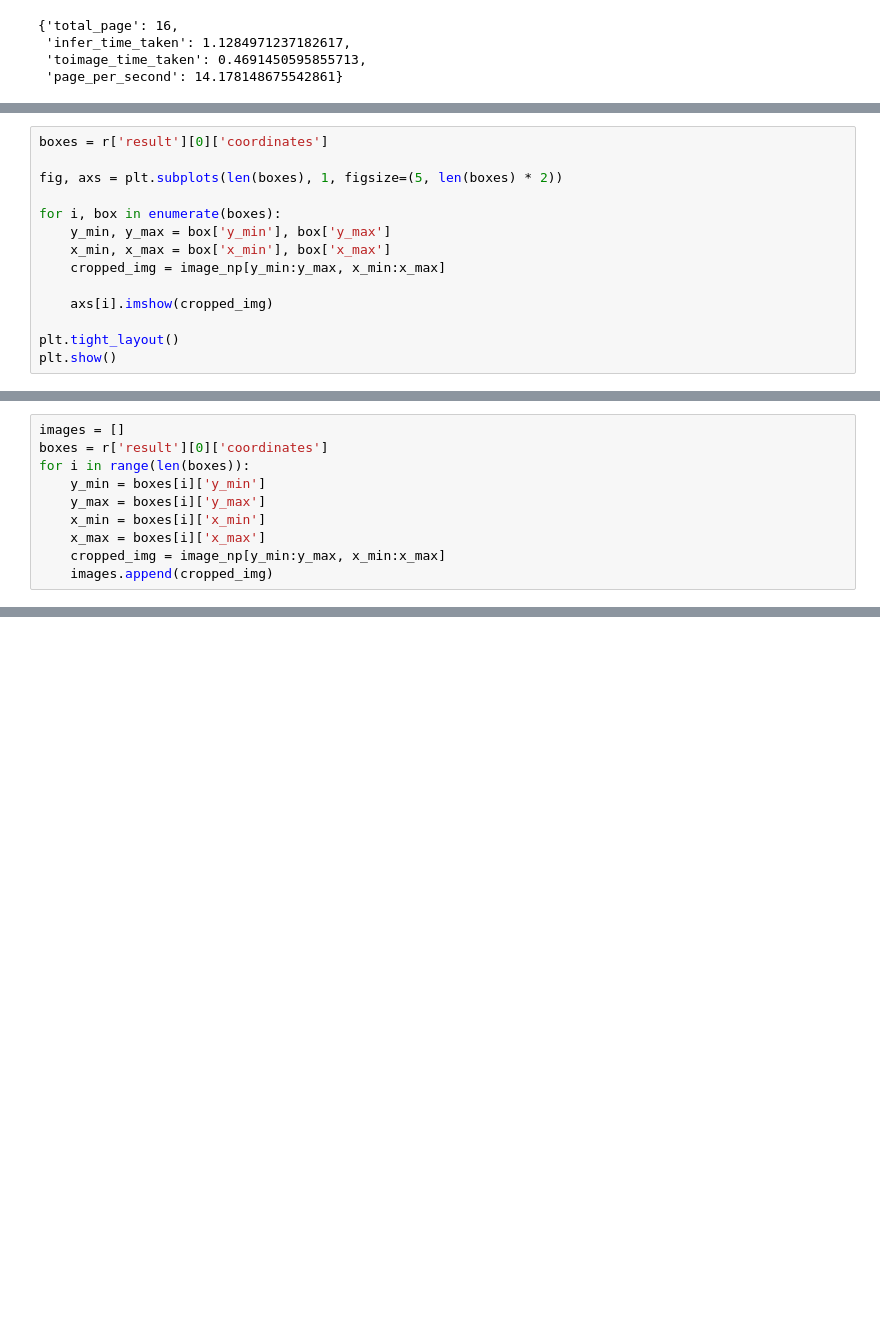
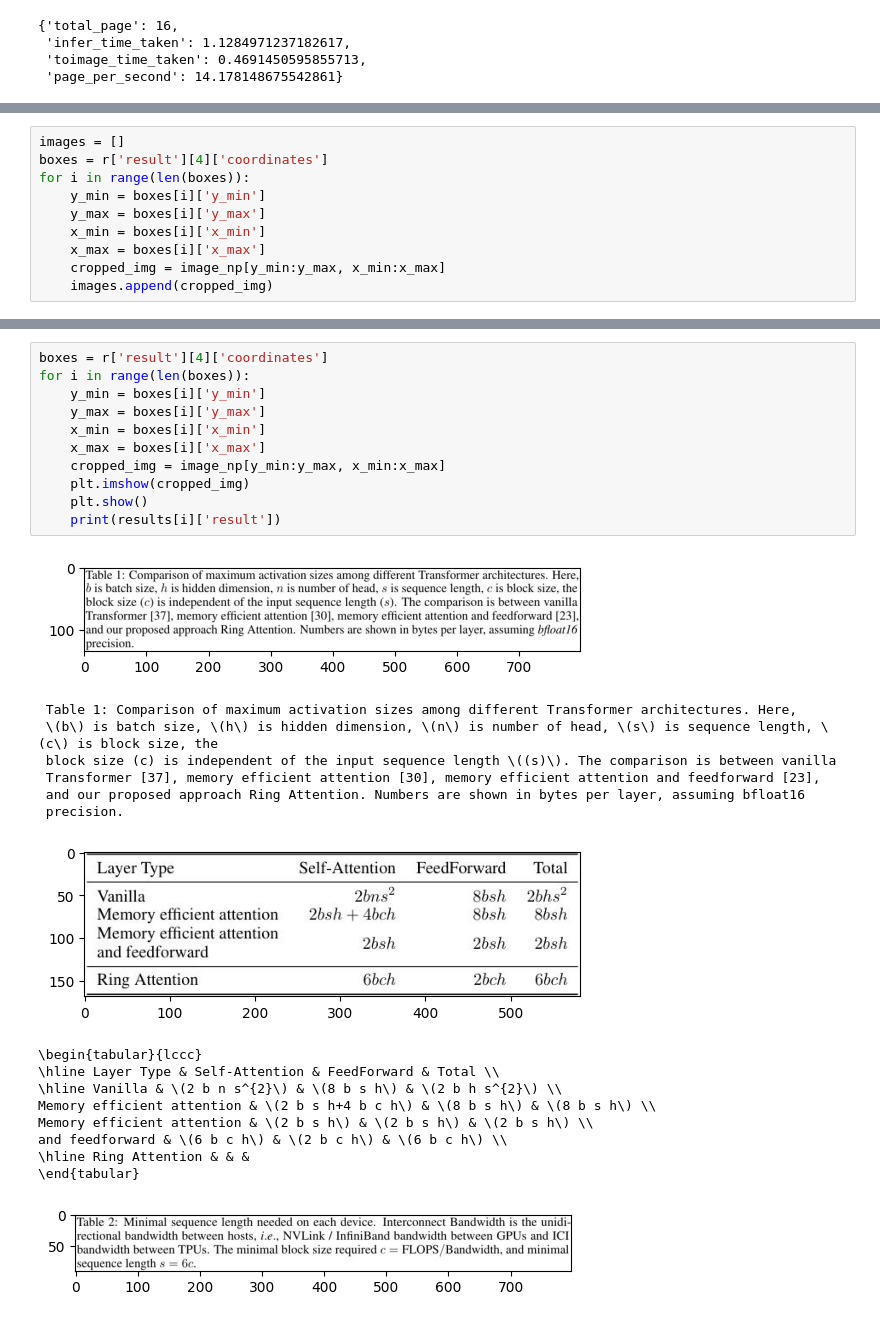
Before and after one commit to mesolitica/dynamic-batch-RAG-pipeline, a Jupyter notebook: notebook/ocr.ipynb, the cells around one changed output, grey strips where cells are left out. Drawn from its saved outputs; the diff is of its cells as text; blank space fills up the shorter version.

```diff
--- a/notebook/ocr.ipynb
+++ b/notebook/ocr.ipynb
@@ -53,14 +50,0 @@ for i in range(len(boxes)):
-# %%
-boxes = r['result'][0]['coordinates']
-
-fig, axs = plt.subplots(len(boxes), 1, figsize=(5, len(boxes) * 2))
-
-for i, box in enumerate(boxes):
-    y_min, y_max = box['y_min'], box['y_max']
-    x_min, x_max = box['x_min'], box['x_max']
-    cropped_img = image_np[y_min:y_max, x_min:x_max]
-
-    axs[i].imshow(cropped_img)
-
-plt.tight_layout()
-plt.show()
@@ -69,6 +51,6 @@ plt.show()
 # %%
 images = []
-boxes = r['result'][0]['coordinates']
+boxes = r['result'][4]['coordinates']
 for i in range(len(boxes)):
     y_min = boxes[i]['y_min']
     y_max = boxes[i]['y_max']
@@ -113,0 +94,29 @@ results
+# %%
+boxes = r['result'][4]['coordinates']
+for i in range(len(boxes)):
+    y_min = boxes[i]['y_min']
+    y_max = boxes[i]['y_max']
+    x_min = boxes[i]['x_min']
+    x_max = boxes[i]['x_max']
+    cropped_img = image_np[y_min:y_max, x_min:x_max]
+    plt.imshow(cropped_img)
+    plt.show()
+    print(results[i]['result'])
+# %% [output]
+[figure, added]
+ Table 1: Comparison of maximum activation sizes among different Transformer architectures. Here,
+ \(b\) is batch size, \(h\) is hidden dimension, \(n\) is number of head, \(s\) is sequence length, \(c\) is block size, the
+ block size (c) is independent of the input sequence length \((s)\). The comparison is between vanilla
+ Transformer [37], memory efficient attention [30], memory efficient attention and feedforward [23],
+ and our proposed approach Ring Attention. Numbers are shown in bytes per layer, assuming bfloat16
+ precision.
+[figure, added]
+\begin{tabular}{lccc}
+\hline Layer Type & Self-Attention & FeedForward & Total \\
+\hline Vanilla & \(2 b n s^{2}\) & \(8 b s h\) & \(2 b h s^{2}\) \\
+Memory efficient attention & \(2 b s h+4 b c h\) & \(8 b s h\) & \(8 b s h\) \\
+Memory efficient attention & \(2 b s h\) & \(2 b s h\) & \(2 b s h\) \\
+and feedforward & \(6 b c h\) & \(2 b c h\) & \(6 b c h\) \\
+\hline Ring Attention & & &
+\end{tabular}
+[figure, added]
```
Also changed, not shown: parts of 10 cells of this notebook, 5 other files.
